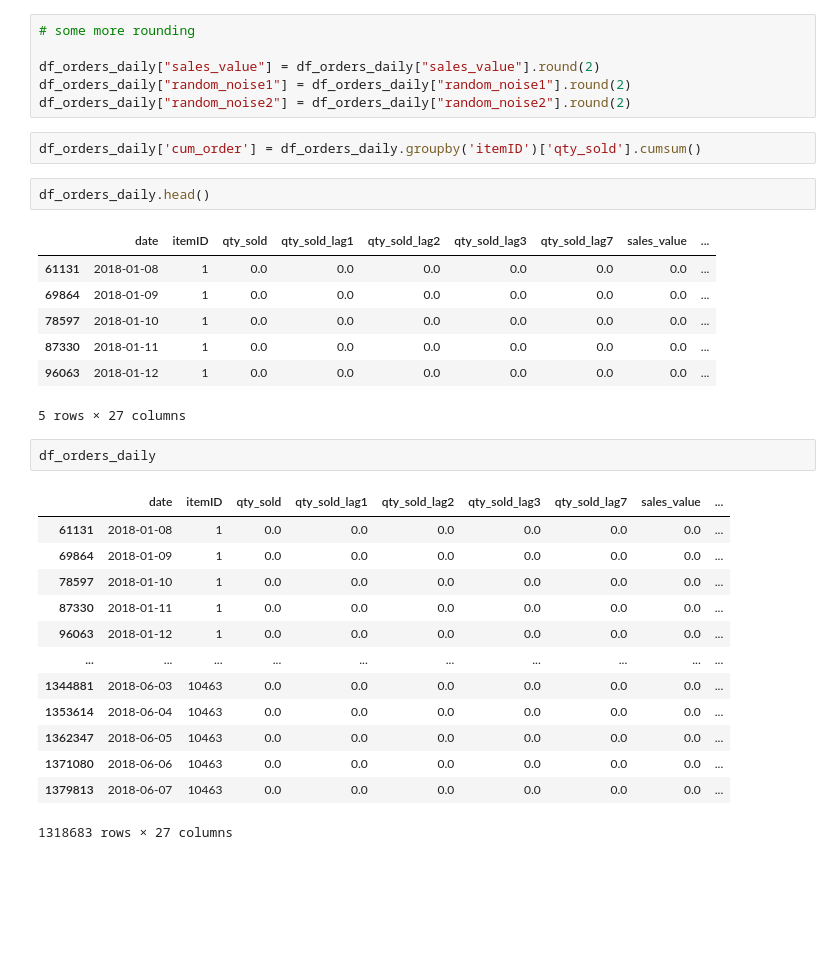
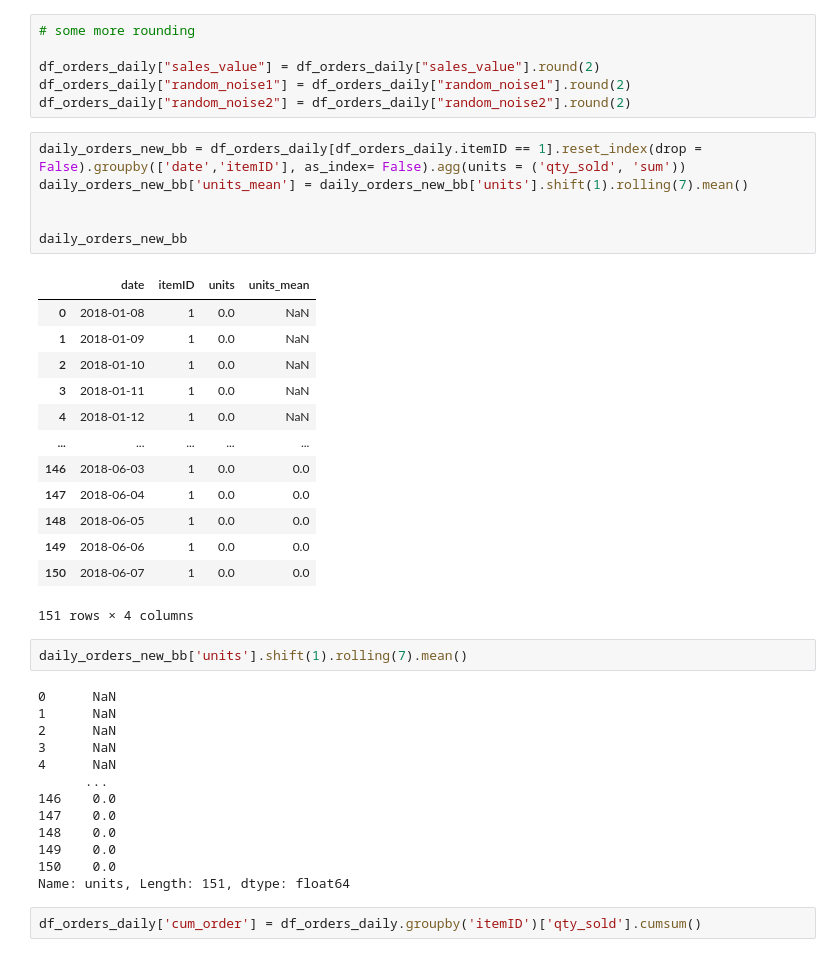
Before and after one commit to damyantilev/case-automated-inventory-management-execution, a Jupyter notebook: inventory_managemet_project.ipynb, the cells around one changed output. Drawn from its saved outputs; the diff is of its cells as text; blank space fills up the shorter version.

Commit message:
Adding cummulative and rolling windows statistics.

```diff
--- a/inventory_managemet_project.ipynb
+++ b/inventory_managemet_project.ipynb
@@ -679,31 +679,40 @@ df_orders_daily["random_noise2"] = np.random.normal(0, 1, len(df_orders_daily))
 df_orders_daily["sales_value"] = df_orders_daily["sales_value"].round(2)
 df_orders_daily["random_noise1"] = df_orders_daily["random_noise1"].round(2)
 df_orders_daily["random_noise2"] = df_orders_daily["random_noise2"].round(2)
-# %%
-df_orders_daily['cum_order'] = df_orders_daily.groupby('itemID')['qty_sold'].cumsum()
-# %%
-df_orders_daily.head()
-# %% [output]
-|  | date | itemID | qty_sold | qty_sold_lag1 | qty_sold_lag2 | qty_sold_lag3 | qty_sold_lag7 | sales_value | ... |
-| 61131 | 2018-01-08 | 1 | 0.0 | 0.0 | 0.0 | 0.0 | 0.0 | 0.0 | ... |
-| 69864 | 2018-01-09 | 1 | 0.0 | 0.0 | 0.0 | 0.0 | 0.0 | 0.0 | ... |
-| 78597 | 2018-01-10 | 1 | 0.0 | 0.0 | 0.0 | 0.0 | 0.0 | 0.0 | ... |
-| 87330 | 2018-01-11 | 1 | 0.0 | 0.0 | 0.0 | 0.0 | 0.0 | 0.0 | ... |
-| 96063 | 2018-01-12 | 1 | 0.0 | 0.0 | 0.0 | 0.0 | 0.0 | 0.0 | ... |
-5 rows × 27 columns
-# %%
-df_orders_daily
-# %% [output]
-|  | date | itemID | qty_sold | qty_sold_lag1 | qty_sold_lag2 | qty_sold_lag3 | qty_sold_lag7 | sales_value | ... |
-| 61131 | 2018-01-08 | 1 | 0.0 | 0.0 | 0.0 | 0.0 | 0.0 | 0.0 | ... |
-| 69864 | 2018-01-09 | 1 | 0.0 | 0.0 | 0.0 | 0.0 | 0.0 | 0.0 | ... |
-| 78597 | 2018-01-10 | 1 | 0.0 | 0.0 | 0.0 | 0.0 | 0.0 | 0.0 | ... |
-| 87330 | 2018-01-11 | 1 | 0.0 | 0.0 | 0.0 | 0.0 | 0.0 | 0.0 | ... |
-| 96063 | 2018-01-12 | 1 | 0.0 | 0.0 | 0.0 | 0.0 | 0.0 | 0.0 | ... |
-| ... | ... | ... | ... | ... | ... | ... | ... | ... | ... |
-| 1344881 | 2018-06-03 | 10463 | 0.0 | 0.0 | 0.0 | 0.0 | 0.0 | 0.0 | ... |
-| 1353614 | 2018-06-04 | 10463 | 0.0 | 0.0 | 0.0 | 0.0 | 0.0 | 0.0 | ... |
-| 1362347 | 2018-06-05 | 10463 | 0.0 | 0.0 | 0.0 | 0.0 | 0.0 | 0.0 | ... |
-| 1371080 | 2018-06-06 | 10463 | 0.0 | 0.0 | 0.0 | 0.0 | 0.0 | 0.0 | ... |
-| 1379813 | 2018-06-07 | 10463 | 0.0 | 0.0 | 0.0 | 0.0 | 0.0 | 0.0 | ... |
-1318683 rows × 27 columns
+# %%
+daily_orders_new_bb = df_orders_daily[df_orders_daily.itemID == 1].reset_index(drop = False).groupby(['date','itemID'], as_index= False).agg(units = ('qty_sold', 'sum'))
+daily_orders_new_bb['units_mean'] = daily_orders_new_bb['units'].shift(1).rolling(7).mean()
+
+
+daily_orders_new_bb
+# %% [output]
+|  | date | itemID | units | units_mean |
+| 0 | 2018-01-08 | 1 | 0.0 | NaN |
+| 1 | 2018-01-09 | 1 | 0.0 | NaN |
+| 2 | 2018-01-10 | 1 | 0.0 | NaN |
+| 3 | 2018-01-11 | 1 | 0.0 | NaN |
+| 4 | 2018-01-12 | 1 | 0.0 | NaN |
+| ... | ... | ... | ... | ... |
+| 146 | 2018-06-03 | 1 | 0.0 | 0.0 |
+| 147 | 2018-06-04 | 1 | 0.0 | 0.0 |
+| 148 | 2018-06-05 | 1 | 0.0 | 0.0 |
+| 149 | 2018-06-06 | 1 | 0.0 | 0.0 |
+| 150 | 2018-06-07 | 1 | 0.0 | 0.0 |
+151 rows × 4 columns
+# %%
+daily_orders_new_bb['units'].shift(1).rolling(7).mean()
+# %% [output]
+0      NaN
+1      NaN
+2      NaN
+3      NaN
+4      NaN
+      ...
+146    0.0
+147    0.0
+148    0.0
+149    0.0
+150    0.0
+Name: units, Length: 151, dtype: float64
+# %%
+df_orders_daily['cum_order'] = df_orders_daily.groupby('itemID')['qty_sold'].cumsum()
```
Also changed, not shown: parts of 1 cell of this notebook.
